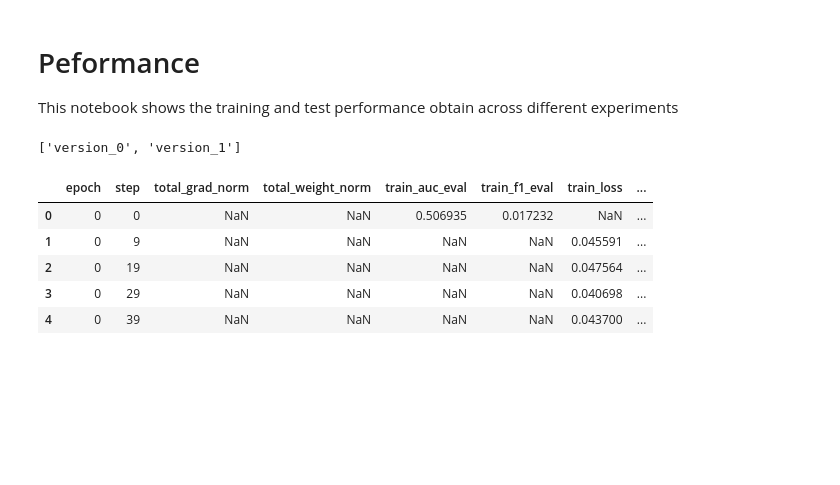
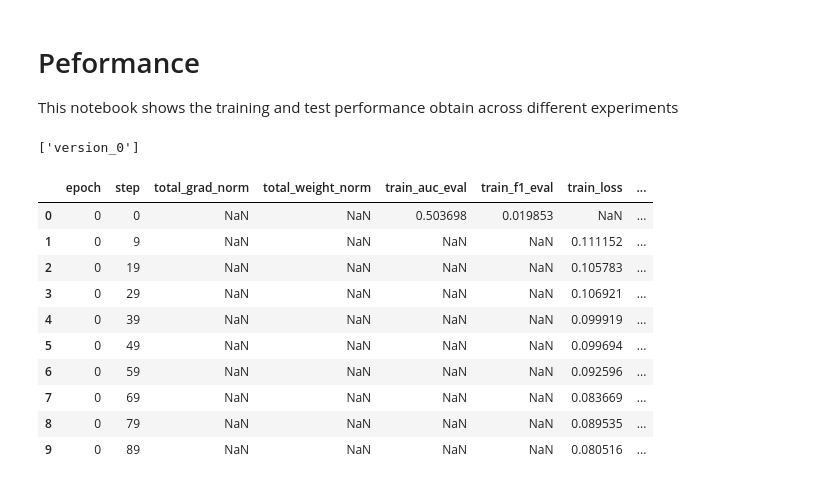
Before and after one commit to JoseFRuiz/audio-classification, a Jupyter notebook: performance.ipynb, the cells around one changed output. Saved outputs shown, nothing was run; the diff lists cells and outputs as text; code cells hidden in the pictures; blank space fills up the shorter version.

```diff
--- a/performance.ipynb
+++ b/performance.ipynb
@@ -7,21 +7,26 @@ import os
 import pandas as pd
 import matplotlib.pyplot as plt
 # %%
-exp_name = "gru_039"
+exp_name = "gru_044"
 print(os.listdir(os.path.join(exp_name,"metrics")))
 # %% [output]
-['version_0', 'version_1']
+['version_0']
 # %%
-pathfile = os.path.join(exp_name,"metrics","version_1","metrics.csv")
+pathfile = os.path.join(exp_name,"metrics","version_0","metrics.csv")
 df = pd.read_csv(pathfile)
-df.head(5)
+df.head(10)
 # %% [output]
 |  | epoch | step | total_grad_norm | total_weight_norm | train_auc_eval | train_f1_eval | train_loss | ... |
-| 0 | 0 | 0 | NaN | NaN | 0.506935 | 0.017232 | NaN | ... |
-| 1 | 0 | 9 | NaN | NaN | NaN | NaN | 0.045591 | ... |
-| 2 | 0 | 19 | NaN | NaN | NaN | NaN | 0.047564 | ... |
-| 3 | 0 | 29 | NaN | NaN | NaN | NaN | 0.040698 | ... |
-| 4 | 0 | 39 | NaN | NaN | NaN | NaN | 0.043700 | ... |
+| 0 | 0 | 0 | NaN | NaN | 0.503698 | 0.019853 | NaN | ... |
+| 1 | 0 | 9 | NaN | NaN | NaN | NaN | 0.111152 | ... |
+| 2 | 0 | 19 | NaN | NaN | NaN | NaN | 0.105783 | ... |
+| 3 | 0 | 29 | NaN | NaN | NaN | NaN | 0.106921 | ... |
+| 4 | 0 | 39 | NaN | NaN | NaN | NaN | 0.099919 | ... |
+| 5 | 0 | 49 | NaN | NaN | NaN | NaN | 0.099694 | ... |
+| 6 | 0 | 59 | NaN | NaN | NaN | NaN | 0.092596 | ... |
+| 7 | 0 | 69 | NaN | NaN | NaN | NaN | 0.083669 | ... |
+| 8 | 0 | 79 | NaN | NaN | NaN | NaN | 0.089535 | ... |
+| 9 | 0 | 89 | NaN | NaN | NaN | NaN | 0.080516 | ... |
 # %%
 plt.figure(figsize=(8, 6))
 plt.subplot(611)
```
Also changed, not shown: parts of 3 cells of this notebook, 14 other files.
